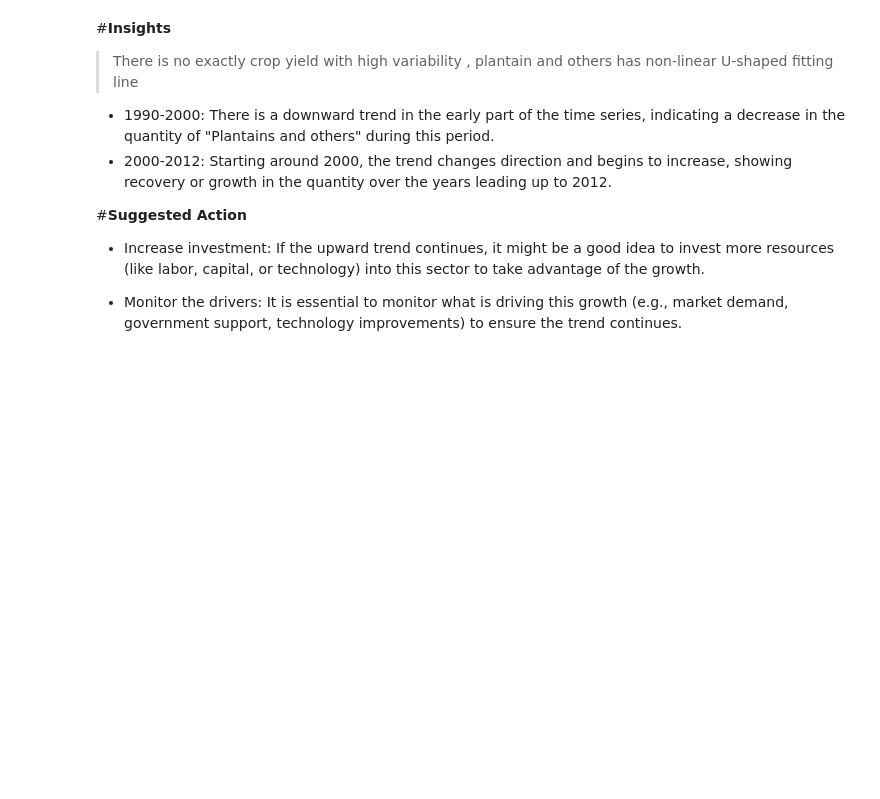
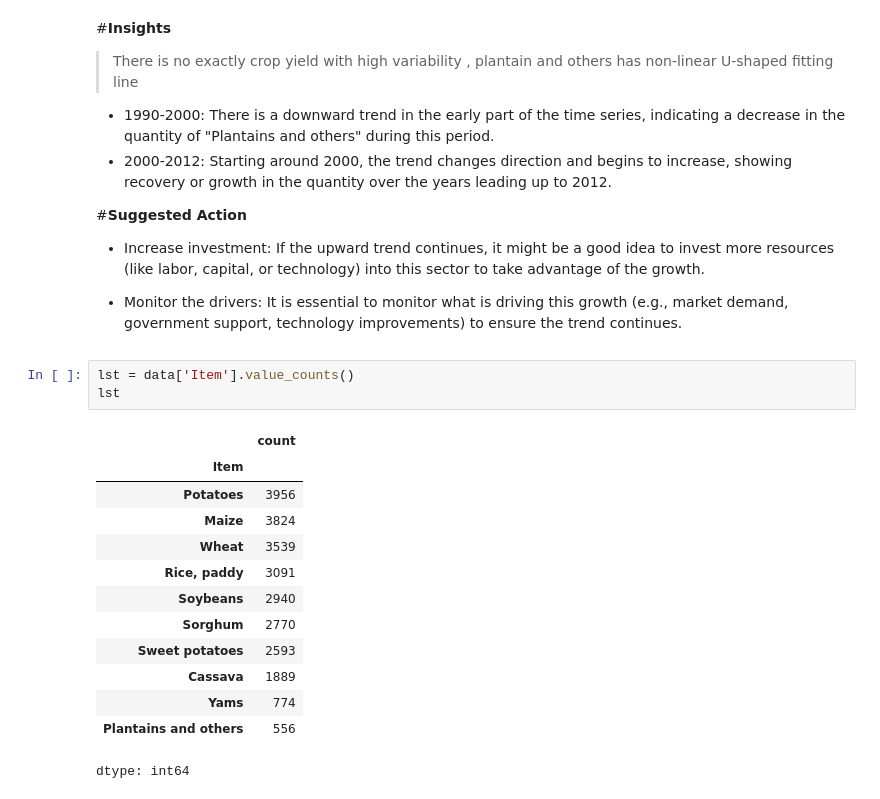
Before and after one commit to abdulrahman0700/CropYield_Prediction_webApp, a Jupyter notebook: Notebooks/Data_preprossing_Final.ipynb, the cells around one changed output. Cells and saved outputs as stored; diff of their text form; blank space fills up the shorter version.

```diff
--- a/Notebooks/Data_preprossing_Final.ipynb
+++ b/Notebooks/Data_preprossing_Final.ipynb
@@ -500,3 +517,20 @@ plt.show()
 * Increase investment: If the upward trend continues, it might be a good idea to invest more resources (like labor, capital, or technology) into this sector to take advantage of the growth.
 
 * Monitor the drivers: It is essential to monitor what is driving this growth (e.g., market demand, government support, technology improvements) to ensure the trend continues.
+# %%
+lst = data['Item'].value_counts()
+lst
+# %% [output]
+|  | count |
+| Item |  |
+| Potatoes | 3956 |
+| Maize | 3824 |
+| Wheat | 3539 |
+| Rice, paddy | 3091 |
+| Soybeans | 2940 |
+| Sorghum | 2770 |
+| Sweet potatoes | 2593 |
+| Cassava | 1889 |
+| Yams | 774 |
+| Plantains and others | 556 |
+dtype: int64
```
Also changed, not shown: parts of 2 cells of this notebook.
